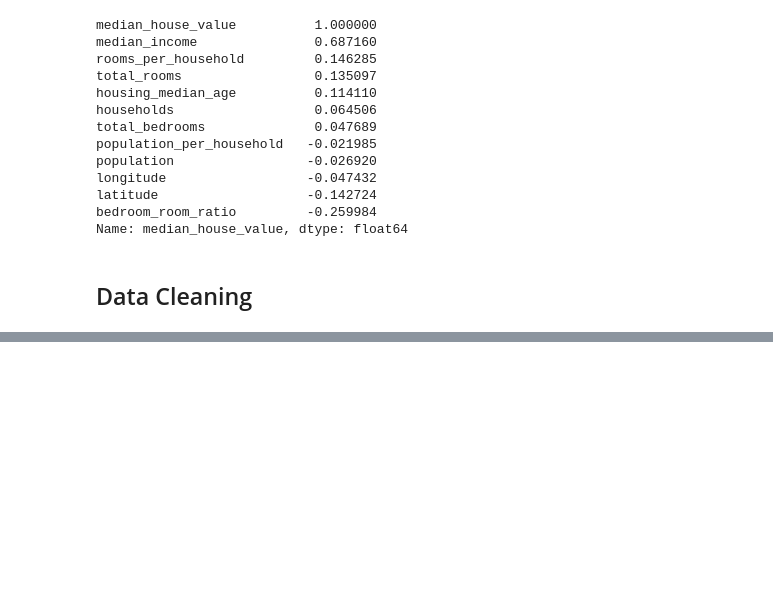
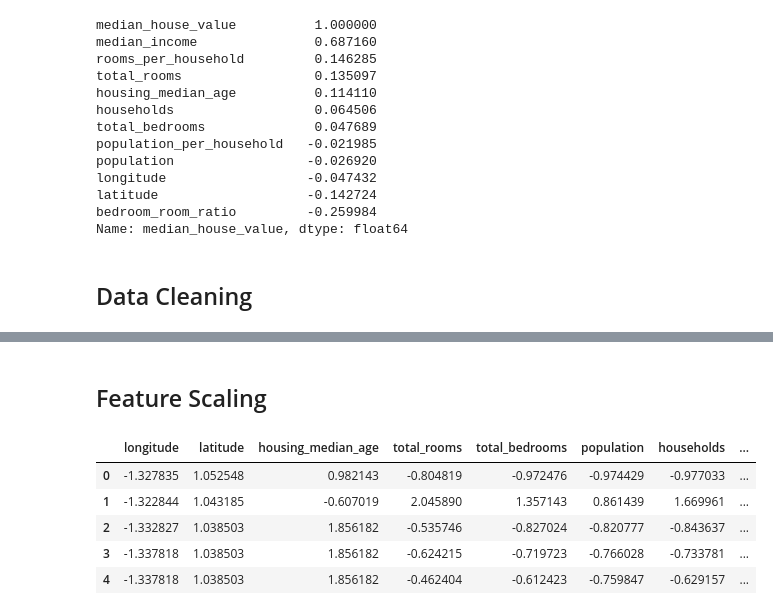
Before and after one commit to Vismayak/AG_Book_ex1, a Jupyter notebook: Housing_Project.ipynb, the cells around one changed output, grey strips where cells are left out. Saved outputs shown, nothing was run; the diff lists cells and outputs as text; code cells hidden in the pictures; blank space fills up the shorter version.

```diff
--- a/Housing_Project.ipynb
+++ b/Housing_Project.ipynb
@@ -191,0 +242,15 @@ housing_train= pd.DataFrame(imputer.transform(housing_copy_numerical),columns= h
+# %% [markdown]
+## Feature Scaling
+# %%
+from sklearn.preprocessing import StandardScaler
+standard_scaler= StandardScaler()
+cy = pd.DataFrame(standard_scaler.fit_transform(cy))
+cy.columns = housing_copy_numerical.columns
+cy.head()
+# %% [output]
+|  | longitude | latitude | housing_median_age | total_rooms | total_bedrooms | population | households | ... |
+| 0 | -1.327835 | 1.052548 | 0.982143 | -0.804819 | -0.972476 | -0.974429 | -0.977033 | ... |
+| 1 | -1.322844 | 1.043185 | -0.607019 | 2.045890 | 1.357143 | 0.861439 | 1.669961 | ... |
+| 2 | -1.332827 | 1.038503 | 1.856182 | -0.535746 | -0.827024 | -0.820777 | -0.843637 | ... |
+| 3 | -1.337818 | 1.038503 | 1.856182 | -0.624215 | -0.719723 | -0.766028 | -0.733781 | ... |
+| 4 | -1.337818 | 1.038503 | 1.856182 | -0.462404 | -0.612423 | -0.759847 | -0.629157 | ... |
```
Also changed, not shown: parts of 13 cells of this notebook.
